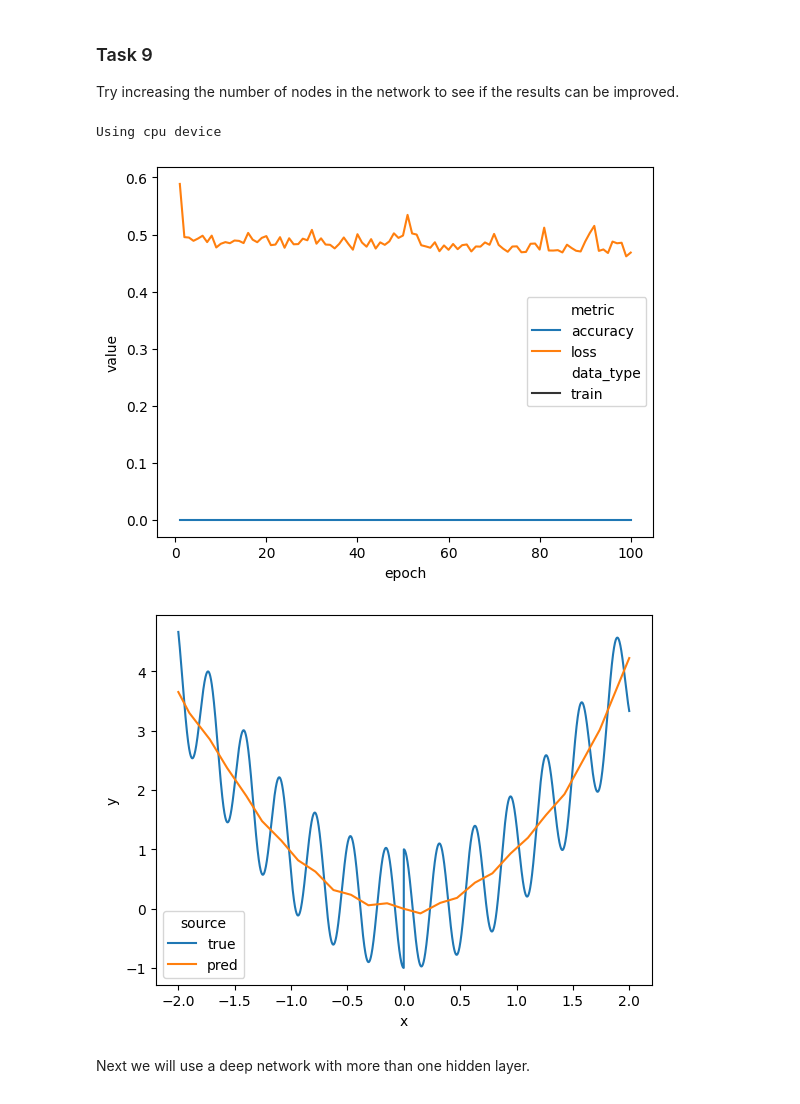
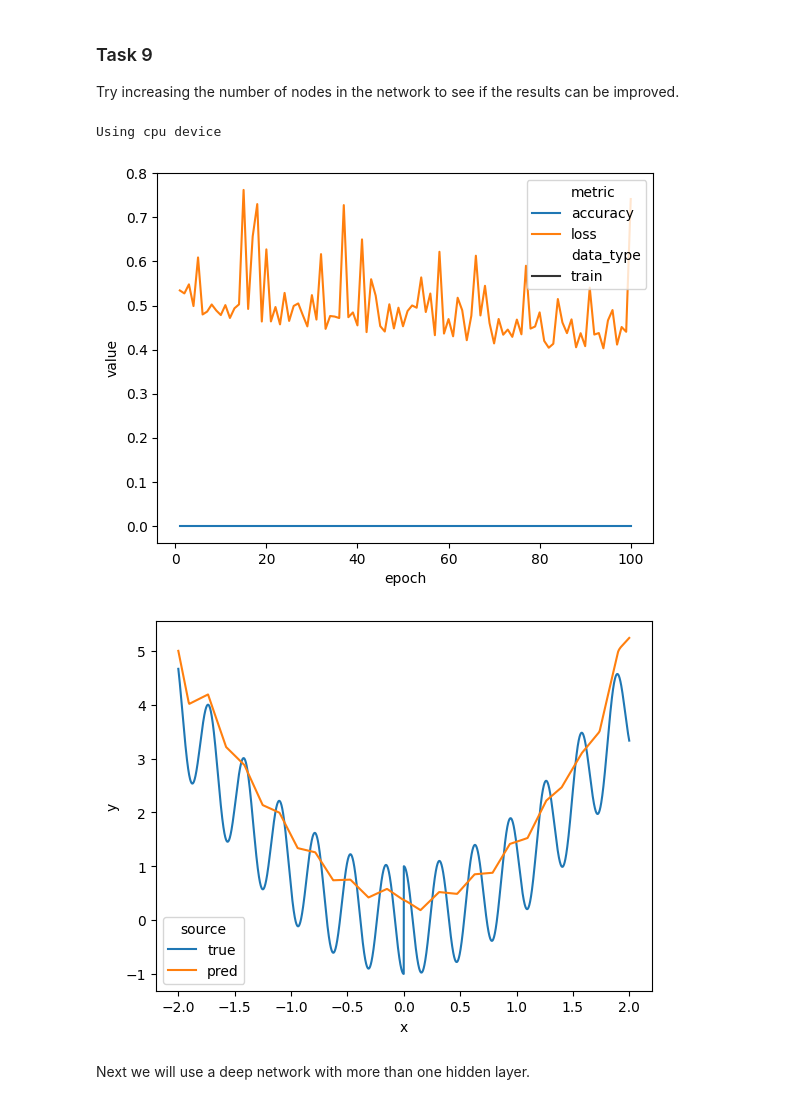
Before and after one commit to Sandermi99/TTT4185-Machine_learning, a Jupyter notebook: TTT4185_Assignment3(1).ipynb, the cells around one changed output. Cells and saved outputs as stored; diff of their text form; code cells hidden in the pictures.

```diff
--- a/TTT4185_Assignment3(1).ipynb
+++ b/TTT4185_Assignment3(1).ipynb
@@ -789,7 +791,7 @@ class CustomSineDataset(Dataset):
         return data, label
 
 # Define model
-class NeuralNetwork(nn.Module):
+class NeuralNetwork_task8(nn.Module):
     def __init__(self, input_dim):
         super().__init__()
         self.flatten = nn.Flatten()
@@ -847,7 +849,7 @@ train_dataloader = DataLoader(train_dataset, batch_size=128, shuffle=True)
 ### Set up the model
 epochs = 100
 
-model = NeuralNetwork(input_dim=1).to(device)
+model = NeuralNetwork_task8(input_dim=1).to(device)
 loss_fn = nn.MSELoss()
 optimizer = torch.optim.Adam(model.parameters(), lr=0.001)
 
@@ -931,14 +933,14 @@ class CustomSineDataset(Dataset):
         return data, label
 
 # Define model
-class NeuralNetwork(nn.Module):
+class NeuralNetwork_task9(nn.Module):
     def __init__(self, input_dim):
         super().__init__()
         self.flatten = nn.Flatten()
         self.linear_relu_stack = nn.Sequential(
-            nn.Linear(input_dim, 800),
+            nn.Linear(input_dim, 4096),
             nn.ReLU(),
-            nn.Linear(800, 1),
+            nn.Linear(4096, 1),
         )
 
     def forward(self, x):
@@ -989,7 +991,7 @@ train_dataloader = DataLoader(train_dataset, batch_size=128, shuffle=True)
 ### Set up the model
 epochs = 100
 
-model = NeuralNetwork(input_dim=1).to(device)
+model = NeuralNetwork_task9(input_dim=1).to(device)
 loss_fn = nn.MSELoss()
 optimizer = torch.optim.Adam(model.parameters(), lr=0.001)
 
@@ -1000,35 +1002,35 @@ for t in tqdm(range(epochs), desc='Epochs'):
     train(train_dataloader, model, loss_fn, optimizer)
     train_corr, train_loss = test(train_dataloader, model, loss_fn)
     validation_results.append([t+1, 'accuracy', train_corr, 'train'])
     validation_results.append([t+1, 'loss', train_loss, 'train'])
 
 ### Plot training and validation accuracy and lost across epochs
 sns.lineplot(
     pd.DataFrame(validation_results, columns=['epoch', 'metric', 'value', 'data_type']),
     x = 'epoch',
     y = 'value',
     hue = 'metric',
     style = 'data_type'
 )
 plt.show()
 
 with torch.no_grad():
   model_y = model(torch.from_numpy(x).unsqueeze(1).float())
 
 df_vals = [ent for ent in zip(x, f(x), ['true'] * len(x))]
 df_vals.extend([ent for ent in zip(x, model_y.squeeze().numpy(), ['pred'] * len(x))])
 
 sns.lineplot(
     pd.DataFrame([{'x' : x_val, 'y' : y_val, 'source' : source} for x_val, y_val, source in df_vals]),
     x = 'x',
     y = 'y',
     hue = 'source'
 )
 plt.show()
 # %% [output]
 Using cpu device
-[figure, old version]
+[figure, new version]
-[figure, old version]
+[figure, new version]
 # %% [markdown]
 Next we will use a deep network with more than one hidden layer.
 # %%
```
Also changed, not shown: parts of 14 cells of this notebook.
